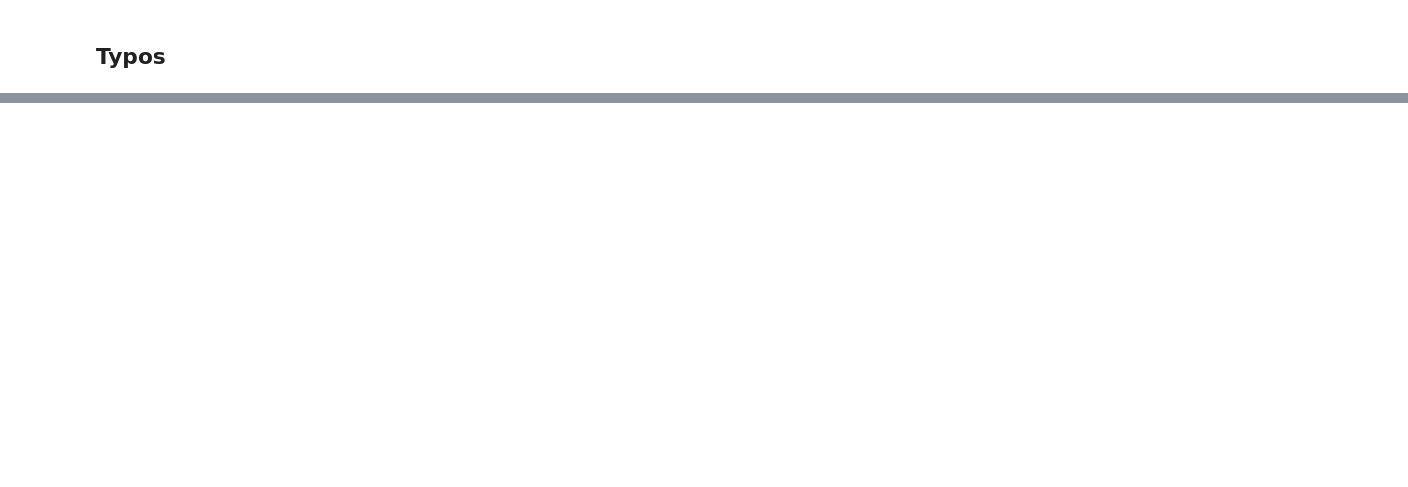
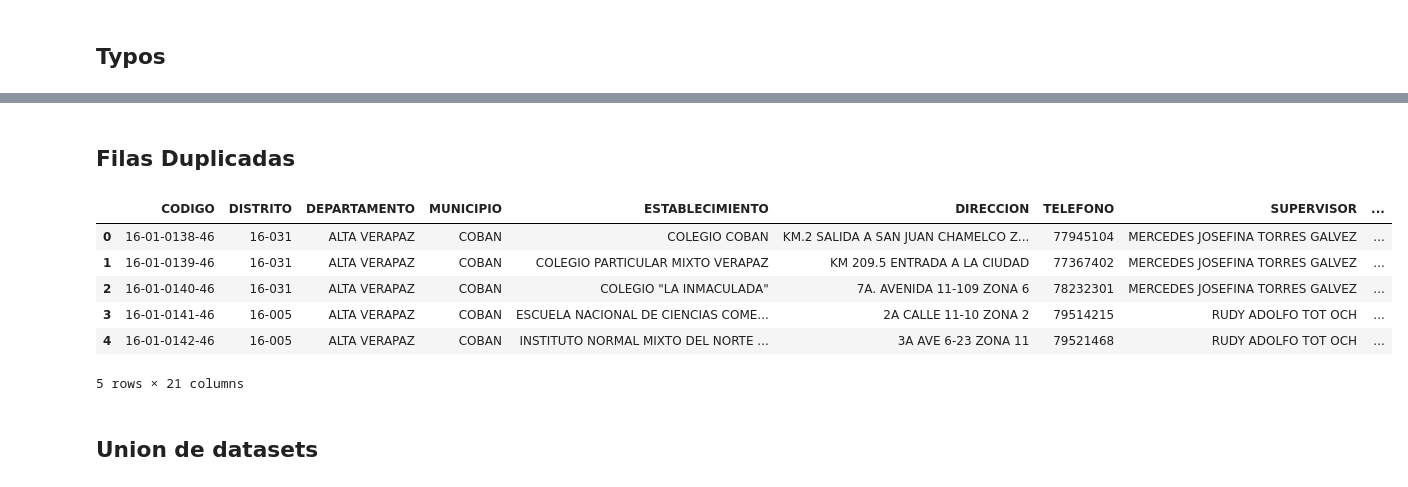
Before and after one commit to Aristondo01/Limpieza_Datos_DS_P1, a Jupyter notebook: Limpieza.ipynb, the cells around one changed output, grey strips where cells are left out. Cells and saved outputs as stored; diff of their text form; code cells hidden in the pictures; blank space fills up the shorter version.

```diff
--- a/Limpieza.ipynb
+++ b/Limpieza.ipynb
@@ -438,0 +697,23 @@ See the caveats in the documentation: https://pandas.pydata.org/pandas-docs/stab
+# %% [markdown]
+## **Filas Duplicadas**
+# %%
+# columnas_a_eliminar = ['ESTABLECIMIENTO', 'DIRECCION', 'TELEFONO']
+# i = 0
+# for column in dfs[1].columns:
+#     print(type(column))
+# # for df in dfs:
+# #     df = df.drop(columns=columnas_a_eliminar)
+# #     print(i)
+# #     df = df.drop_duplicates()
+# #     i += 1
+dfs[0].head()
+# %% [output]
+|  | CODIGO | DISTRITO | DEPARTAMENTO | MUNICIPIO | ESTABLECIMIENTO | DIRECCION | TELEFONO | SUPERVISOR | ... |
+| 0 | 16-01-0138-46 | 16-031 | ALTA VERAPAZ | COBAN | COLEGIO COBAN | KM.2 SALIDA A SAN JUAN CHAMELCO Z... | 77945104 | MERCEDES JOSEFINA TORRES GALVEZ | ... |
+| 1 | 16-01-0139-46 | 16-031 | ALTA VERAPAZ | COBAN | COLEGIO PARTICULAR MIXTO VERAPAZ | KM 209.5 ENTRADA A LA CIUDAD | 77367402 | MERCEDES JOSEFINA TORRES GALVEZ | ... |
+| 2 | 16-01-0140-46 | 16-031 | ALTA VERAPAZ | COBAN | COLEGIO "LA INMACULADA" | 7A. AVENIDA 11-109 ZONA 6 | 78232301 | MERCEDES JOSEFINA TORRES GALVEZ | ... |
+| 3 | 16-01-0141-46 | 16-005 | ALTA VERAPAZ | COBAN | ESCUELA NACIONAL DE CIENCIAS COME... | 2A CALLE 11-10 ZONA 2 | 79514215 | RUDY ADOLFO TOT OCH | ... |
+| 4 | 16-01-0142-46 | 16-005 | ALTA VERAPAZ | COBAN | INSTITUTO NORMAL MIXTO DEL NORTE ... | 3A AVE 6-23 ZONA 11 | 79521468 | RUDY ADOLFO TOT OCH | ... |
+5 rows × 21 columns
+# %% [markdown]
+## **Union de datasets**
```
Also changed, not shown: parts of 31 cells of this notebook, 3 other files.
